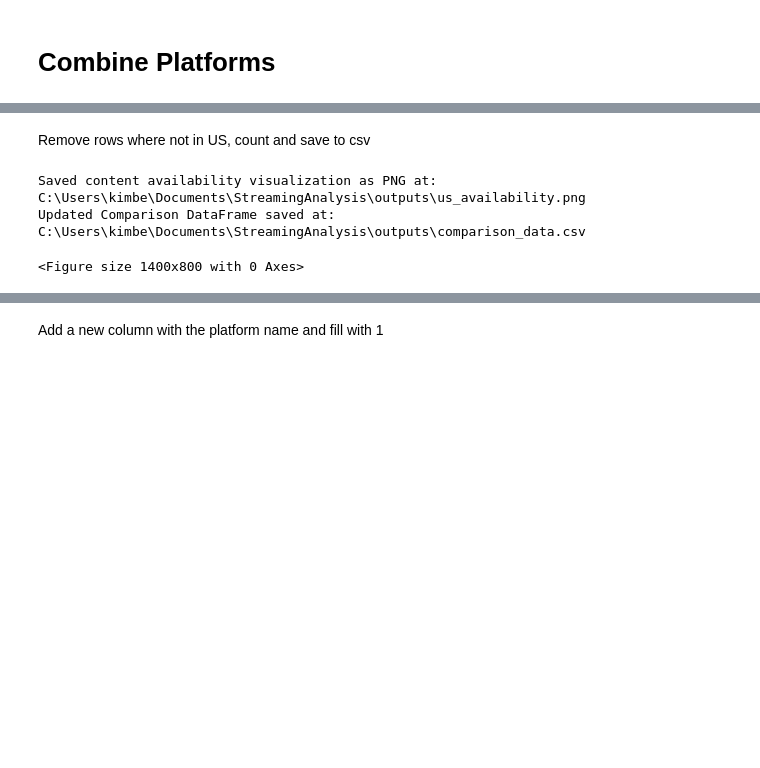
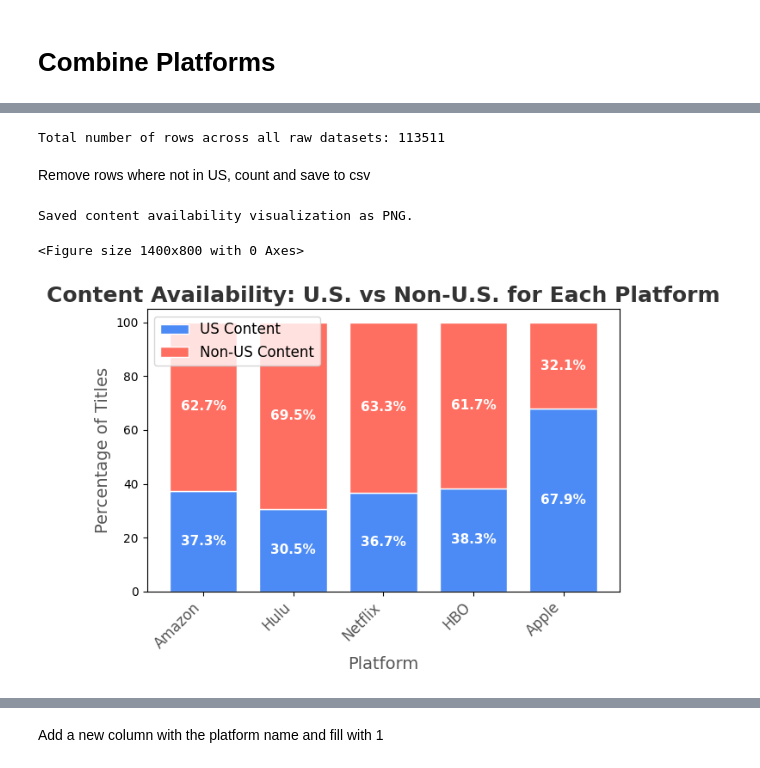
Before and after one commit to kval122/StreamingAnalysis, a Jupyter notebook: notebooks/data_cleaning.ipynb, the cells around one changed output, grey strips where cells are left out. Saved outputs shown, nothing was run; the diff lists cells and outputs as text; code cells hidden in the pictures; blank space fills up the shorter version.

```diff
--- a/notebooks/data_cleaning.ipynb
+++ b/notebooks/data_cleaning.ipynb
@@ -249,0 +255,8 @@ missing_percent_df
+# %%
+platform_dfs = [amazon_df, hulu_df, netflix_df, hbo_df, apple_df]
+
+# Clean and analyze each platform dataset - Remove Whitespace, Drop rows w/o imdbId, Remove imdbId dupes
+cleaned_datasets = [clean_and_analyze_df(df) for df in platform_dfs]
+
+# Reassign cleaned datasets back to their respective variables:
+amazon_df, hulu_df, netflix_df, hbo_df, apple_df = cleaned_datasets
@@ -250,2 +281,11 @@ missing_percent_df
+# %%
+# Check shape of all platform df
+# Sum the number of rows in all DataFrames within platform_dfs
+total_rows = sum(len(dataset) for dataset in platform_dfs)
+
+# Print the total number of rows
+print(f"Total number of rows across all raw datasets: {total_rows}")
+# %% [output]
+Total number of rows across all raw datasets: 113511
 # %% [markdown]
 Remove rows where not in US, count and save to csv
@@ -262,31 +292,7 @@ comparison_df = pd.DataFrame(columns=[
-# %%
-# Call the function
-availability_df, cleaned_datasets = availability_split(platform_dfs, platforms)
-
-# Initialize comparison_df if it doesn't already exist
-try:
-    comparison_df = pd.read_csv(r'C:\Users\kimbe\Documents\StreamingAnalysis\outputs\comparison_data.csv')
-except FileNotFoundError:
-    # Create an empty comparison DataFrame with the required columns
-    comparison_df = pd.DataFrame(columns=['Platform', 'Number of US Titles', 'US Percentage'])
-
-# Remove any empty or all-NA columns from availability_df (optional)
-availability_df = availability_df.dropna(how='all', axis=1)
-
-# Concatenate the DataFrames, ensuring only the required columns are included
-comparison_df = pd.concat([comparison_df, availability_df[['Platform', 'Number of US Titles', 'US Percentage']]], ignore_index=True)
-
-# Ensure the 'US Percentage' column is numeric before formatting
-comparison_df['US Percentage'] = pd.to_numeric(comparison_df['US Percentage'], errors='coerce')
-
-# Format the 'US Percentage' as a string with two decimal places and a '%' sign
-comparison_df['US Percentage'] = comparison_df['US Percentage'].apply(lambda x: f'{x:.2f}%' if pd.notnull(x) else 'NaN')
-
-# Save the updated Comparison DataFrame
-comparison_path = r'C:\Users\kimbe\Documents\StreamingAnalysis\outputs\comparison_data.csv'
-comparison_df.to_csv(comparison_path, index=False)
-print(f"Updated Comparison DataFrame saved at: {comparison_path}")
-# %% [output]
-Saved content availability visualization as PNG at: C:\Users\kimbe\Documents\StreamingAnalysis\outputs\us_availability.png
-Updated Comparison DataFrame saved at: C:\Users\kimbe\Documents\StreamingAnalysis\outputs\comparison_data.csv
-<Figure size 1400x800 with 0 Axes>
+# %%
+# Call the function
+cleaned_datasets = availability_split(platform_dfs, platforms)
+# %% [output]
+Saved content availability visualization as PNG.
+<Figure size 1400x800 with 0 Axes>
+[figure, added]
```
Also changed, not shown: parts of 73 cells of this notebook, 6 other files.
